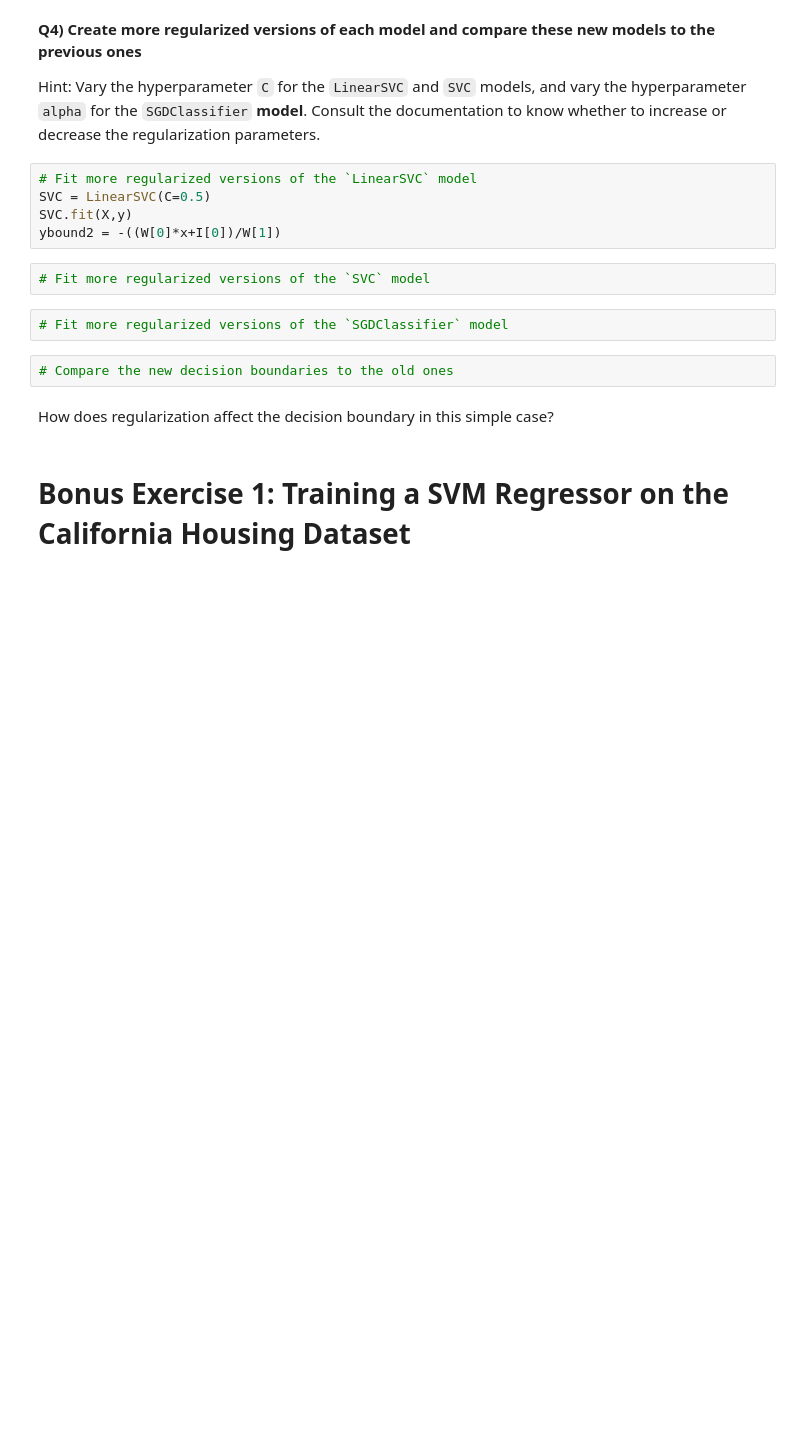
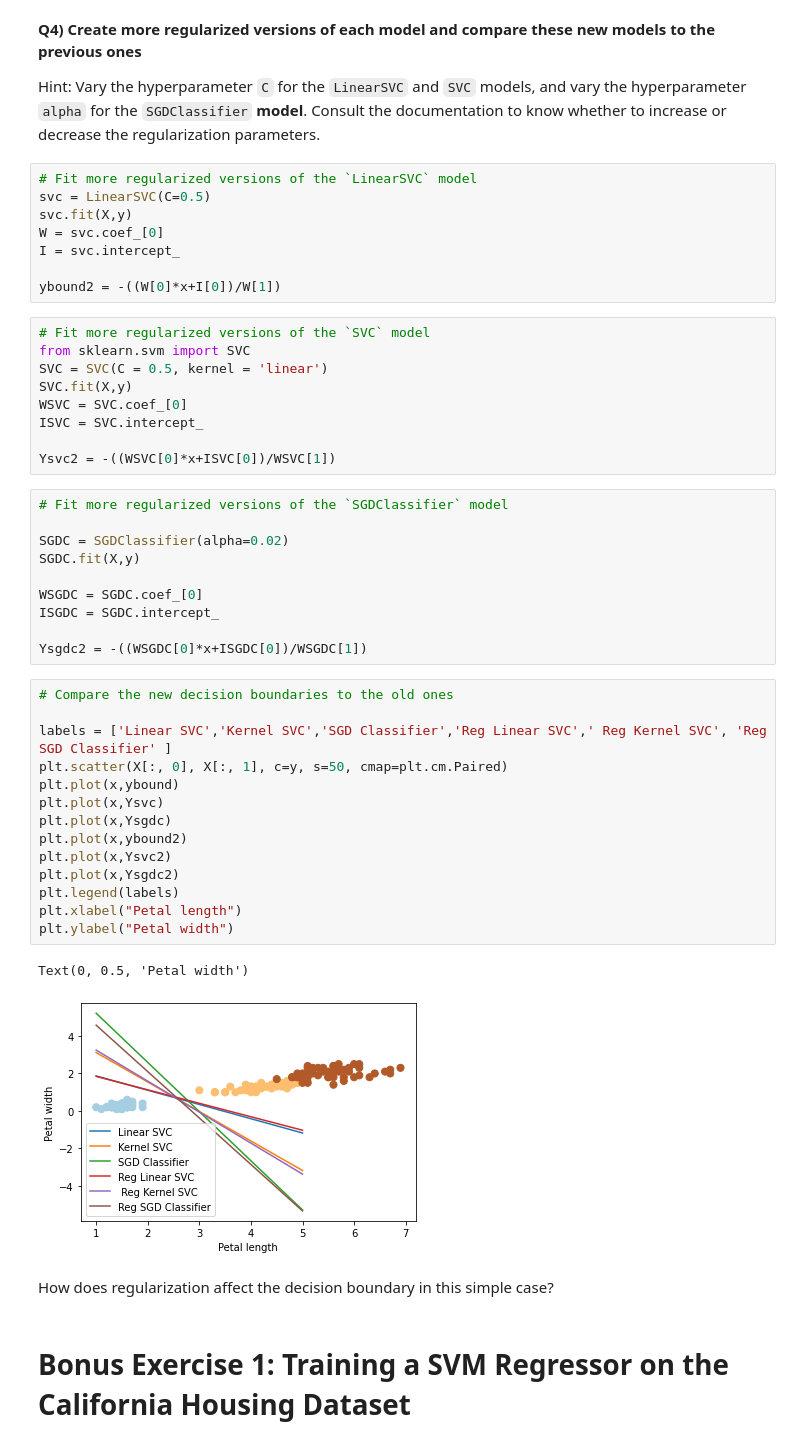
Before and after one commit to JerKeller/2022_ML_Earth_Env_Sci, a Jupyter notebook: S3_1_SVM.ipynb, the cells around one changed output. Drawn from its saved outputs; the diff is of its cells as text; blank space fills up the shorter version.

```diff
--- a/S3_1_SVM.ipynb
+++ b/S3_1_SVM.ipynb
@@ -145,15 +148,48 @@ Text(0, 0.5, 'Petal width')
 Hint: Vary the hyperparameter `C` for the `LinearSVC` and `SVC` models, and vary the hyperparameter `alpha` for the `SGDClassifier` **model**. Consult the documentation to know whether to increase or decrease the regularization parameters.
 # %%
 # Fit more regularized versions of the `LinearSVC` model
-SVC = LinearSVC(C=0.5)
-SVC.fit(X,y)
+svc = LinearSVC(C=0.5)
+svc.fit(X,y)
+W = svc.coef_[0]
+I = svc.intercept_
+
 ybound2 = -((W[0]*x+I[0])/W[1])
-# %%
-# Fit more regularized versions of the `SVC` model
-# %%
-# Fit more regularized versions of the `SGDClassifier` model
-# %%
-# Compare the new decision boundaries to the old ones
+# %%
+# Fit more regularized versions of the `SVC` model
+from sklearn.svm import SVC
+SVC = SVC(C = 0.5, kernel = 'linear')
+SVC.fit(X,y)
+WSVC = SVC.coef_[0]
+ISVC = SVC.intercept_
+
+Ysvc2 = -((WSVC[0]*x+ISVC[0])/WSVC[1])
+# %%
+# Fit more regularized versions of the `SGDClassifier` model
+
+SGDC = SGDClassifier(alpha=0.02)
+SGDC.fit(X,y)
+
+WSGDC = SGDC.coef_[0]
+ISGDC = SGDC.intercept_
+
+Ysgdc2 = -((WSGDC[0]*x+ISGDC[0])/WSGDC[1])
+# %%
+# Compare the new decision boundaries to the old ones
+
+labels = ['Linear SVC','Kernel SVC','SGD Classifier','Reg Linear SVC',' Reg Kernel SVC', 'Reg SGD Classifier' ]
+plt.scatter(X[:, 0], X[:, 1], c=y, s=50, cmap=plt.cm.Paired)
+plt.plot(x,ybound)
+plt.plot(x,Ysvc)
+plt.plot(x,Ysgdc)
+plt.plot(x,ybound2)
+plt.plot(x,Ysvc2)
+plt.plot(x,Ysgdc2)
+plt.legend(labels)
+plt.xlabel("Petal length")
+plt.ylabel("Petal width")
+# %% [output]
+Text(0, 0.5, 'Petal width')
+[figure, added]
 # %% [markdown]
 How does regularization affect the decision boundary in this simple case?
 # %% [markdown]
```
Also changed, not shown: parts of 4 cells of this notebook.
